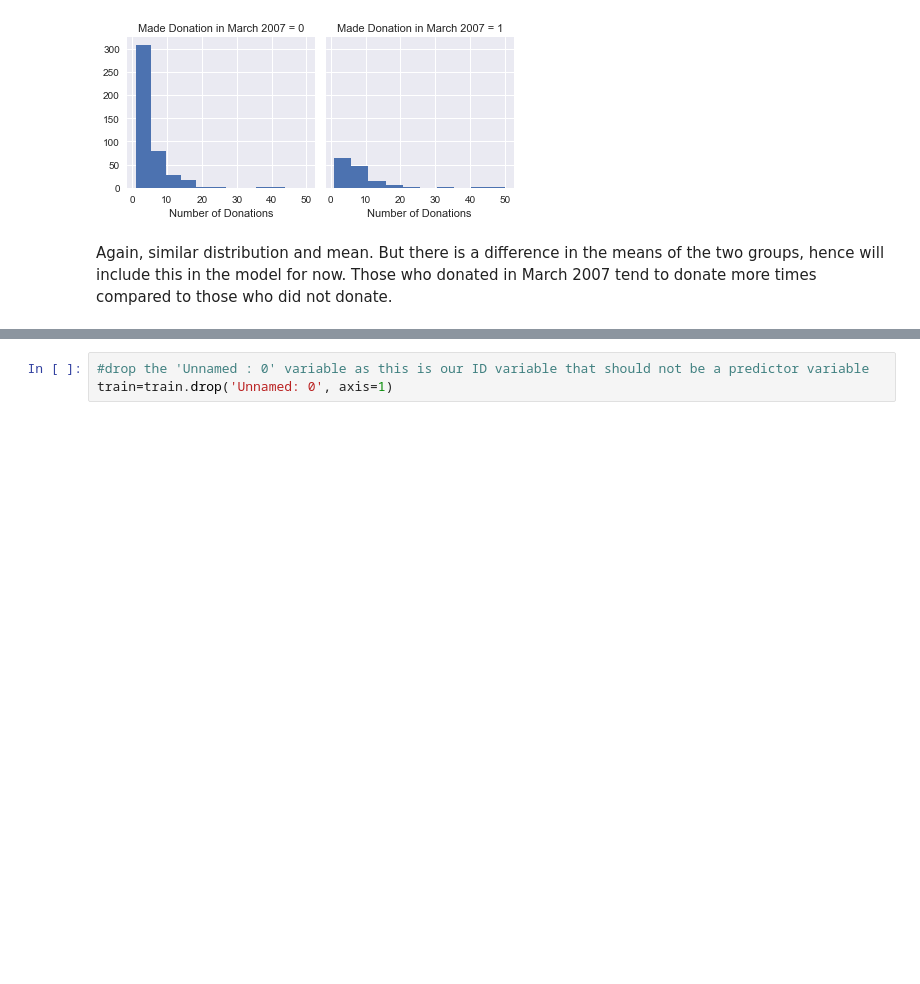
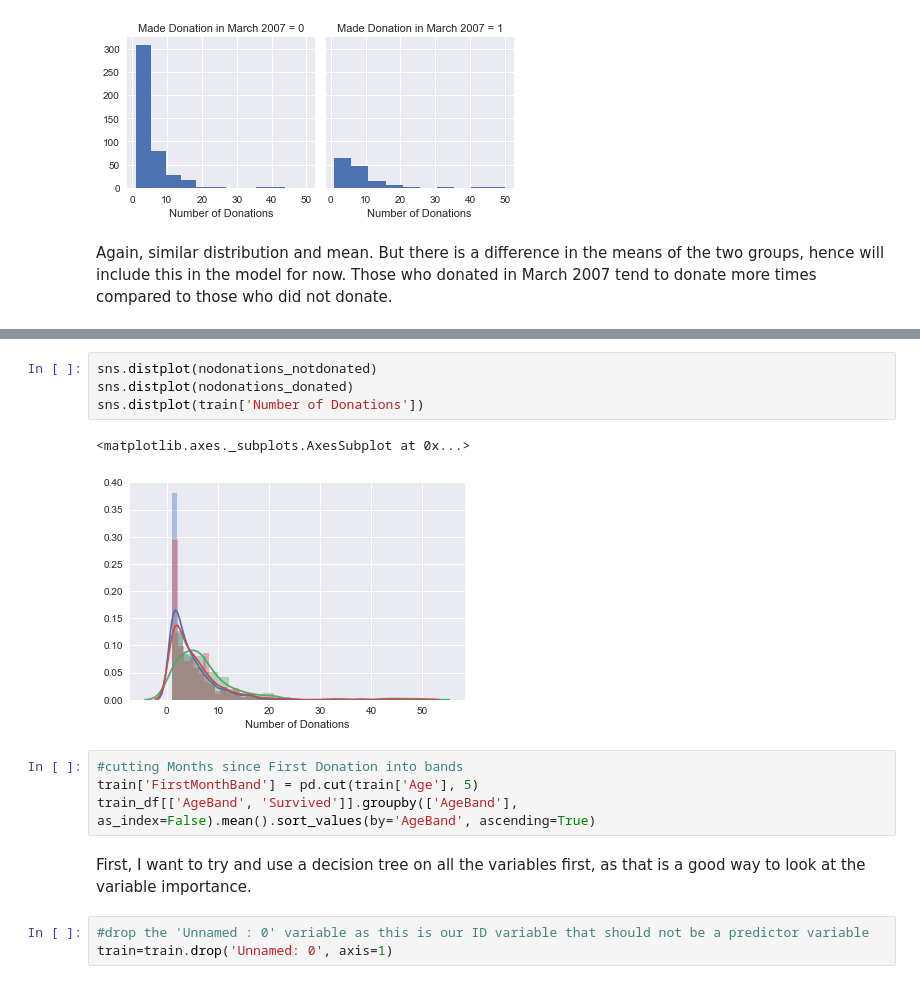
Before and after one commit to syuenloh/blooddonationdrivendata, a Jupyter notebook: Blood Donation attempt 2.ipynb, the cells around one changed output, grey strips where cells are left out. Saved outputs shown, nothing was run; the diff lists cells and outputs as text; blank space fills up the shorter version.

```diff
--- a/Blood Donation attempt 2.ipynb
+++ b/Blood Donation attempt 2.ipynb
@@ -182,3 +213,16 @@ First, I want to try and use a decision tree on all the variables first, as that
+# %%
+sns.distplot(nodonations_notdonated)
+sns.distplot(nodonations_donated)
+sns.distplot(train['Number of Donations'])
+# %% [output]
+<matplotlib.axes._subplots.AxesSubplot at 0x...>
+[figure, added]
+# %%
+#cutting Months since First Donation into bands
+train['FirstMonthBand'] = pd.cut(train['Age'], 5)
+train_df[['AgeBand', 'Survived']].groupby(['AgeBand'], as_index=False).mean().sort_values(by='AgeBand', ascending=True)
+# %% [markdown]
+First, I want to try and use a decision tree on all the variables first, as that is a good way to look at the variable importance.
 # %%
 #drop the 'Unnamed : 0' variable as this is our ID variable that should not be a predictor variable
 train=train.drop('Unnamed: 0', axis=1)
```
Also changed, not shown: parts of 6 cells of this notebook.
